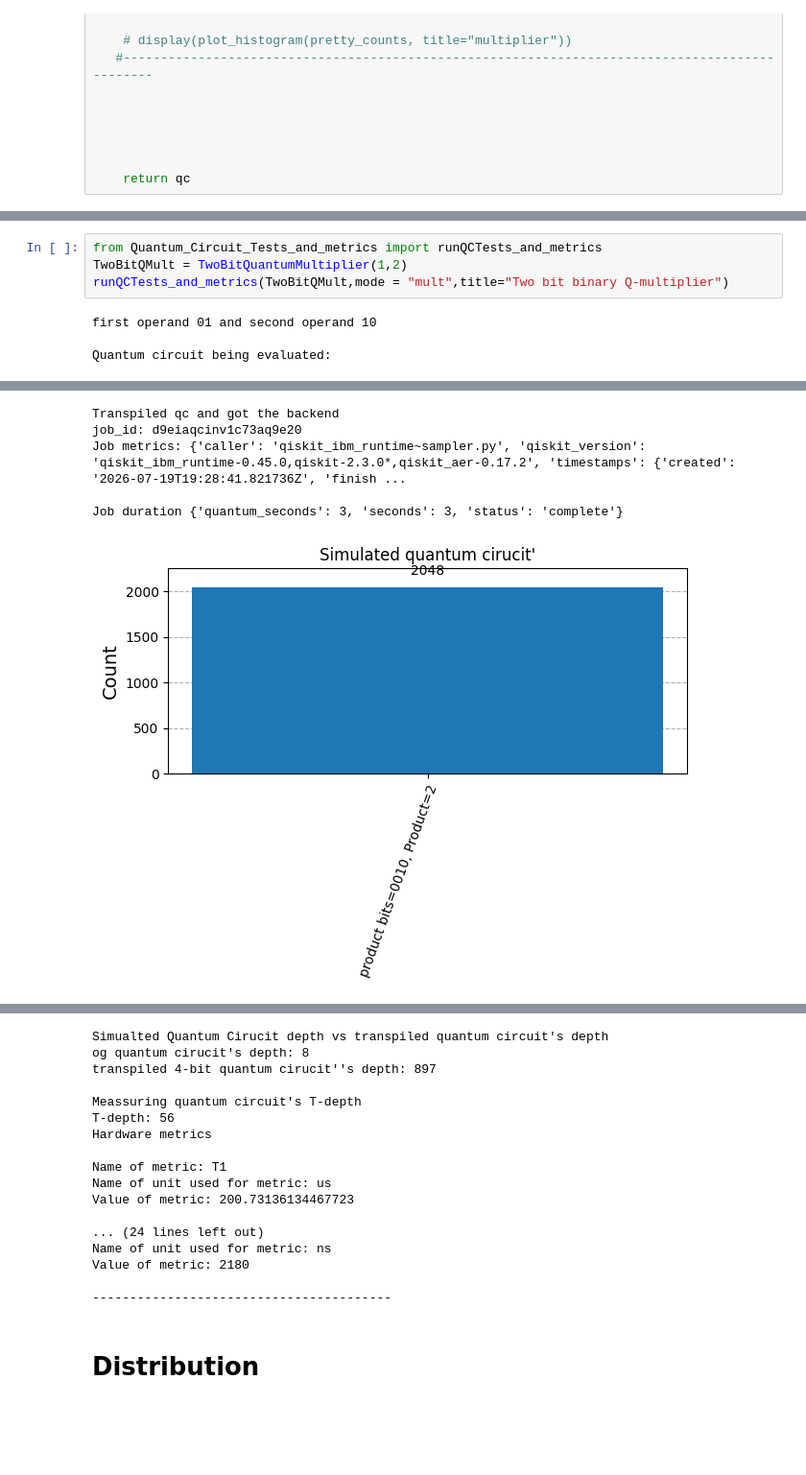
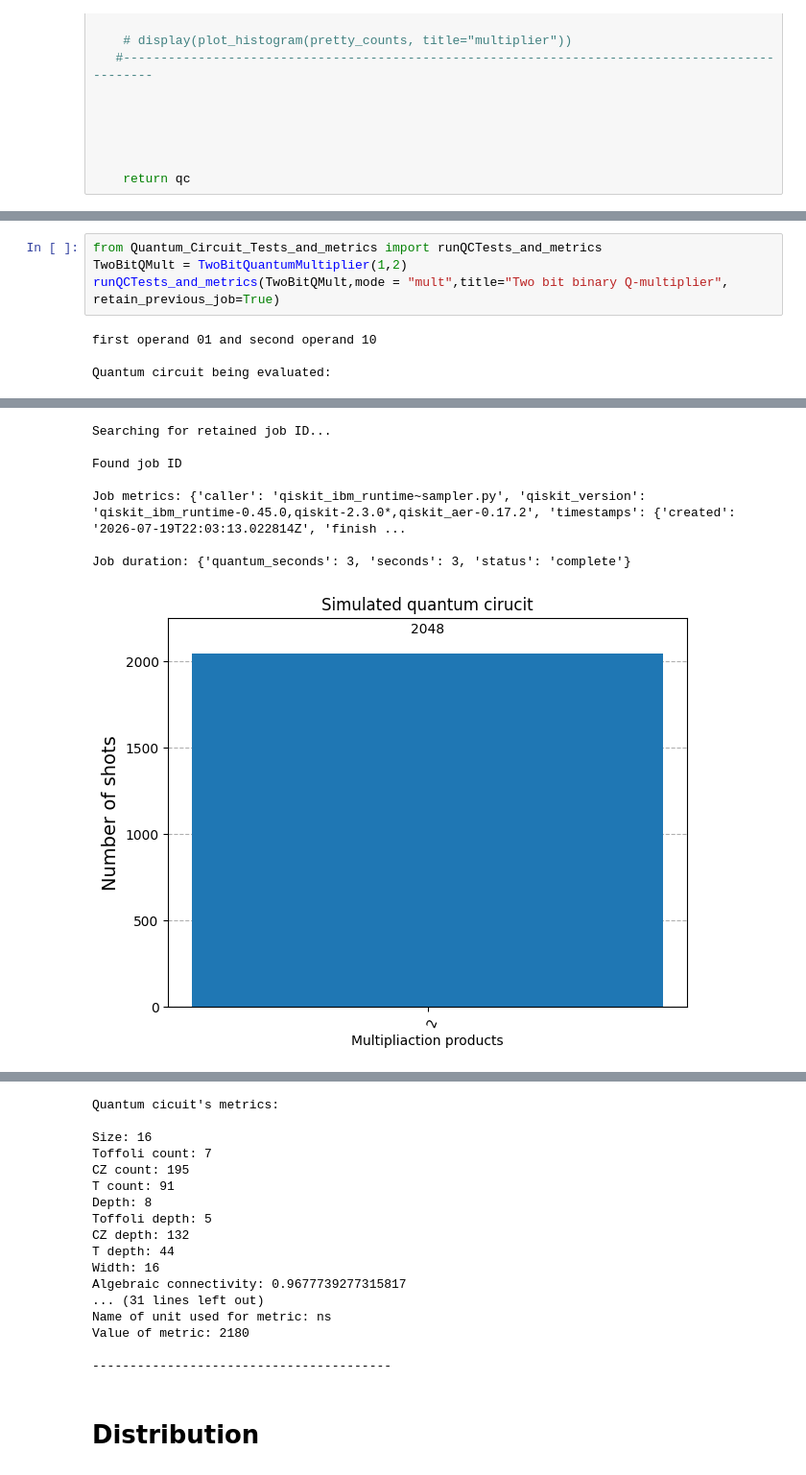
Before and after one commit to Chosen-Juan1/Quantum-computing-research, a Jupyter notebook: Quantum_Computing_Research_Tasks/Task_8_Arithmetic_Multiplier_circuit.ipynb, the cells around one changed output, grey strips where cells are left out. Shown at 96% size. Drawn from its saved outputs; the diff is of its cells as text; blank space fills up the shorter version.

```diff
--- a/Quantum_Computing_Research_Tasks/Task_8_Arithmetic_Multiplier_circuit.ipynb
+++ b/Quantum_Computing_Research_Tasks/Task_8_Arithmetic_Multiplier_circuit.ipynb
@@ -163,15 +165,17 @@ def TwoBitQuantumMultiplier(number1 = None, number2 = None):
 # %%
 from Quantum_Circuit_Tests_and_metrics import runQCTests_and_metrics
 TwoBitQMult = TwoBitQuantumMultiplier(1,2)
-runQCTests_and_metrics(TwoBitQMult,mode = "mult",title="Two bit binary Q-multiplier")
+runQCTests_and_metrics(TwoBitQMult,mode = "mult",title="Two bit binary Q-multiplier", retain_previous_job=True)
 # %% [output]
 first operand 01 and second operand 10
 
 Quantum circuit being evaluated:
 [figure]
-Transpiled qc and got the backend
-job_id: d9eiaqcinv1c73aq9e20
-Job metrics: {'caller': 'qiskit_ibm_runtime~sampler.py', 'qiskit_version': 'qiskit_ibm_runtime-0.45.0,qiskit-2.3.0*,qiskit_aer-0.17.2', 'timestamps': {'created': '2026-07-19T19:28:41.821736Z', 'finish ...
+Searching for retained job ID...
 
-Job duration {'quantum_seconds': 3, 'seconds': 3, 'status': 'complete'}
+Found job ID
+
+Job metrics: {'caller': 'qiskit_ibm_runtime~sampler.py', 'qiskit_version': 'qiskit_ibm_runtime-0.45.0,qiskit-2.3.0*,qiskit_aer-0.17.2', 'timestamps': {'created': '2026-07-19T22:03:13.022814Z', 'finish ...
+
+Job duration: {'quantum_seconds': 3, 'seconds': 3, 'status': 'complete'}
-[figure, old version]
+[figure, new version]
@@ -180,16 +184,16 @@ Job duration {'quantum_seconds': 3, 'seconds': 3, 'status': 'complete'}
-Simualted Quantum Cirucit depth vs transpiled quantum circuit's depth
-og quantum cirucit's depth: 8
-transpiled 4-bit quantum cirucit''s depth: 897
+Quantum cicuit's metrics:
 
-Meassuring quantum circuit's T-depth
-T-depth: 56
-Hardware metrics
-
-Name of metric: T1
-Name of unit used for metric: us
-Value of metric: 200.73136134467723
-
-... (24 lines left out)
+Size: 16
+Toffoli count: 7
+CZ count: 195
+T count: 91
+Depth: 8
+Toffoli depth: 5
+CZ depth: 132
+T depth: 44
+Width: 16
+Algebraic connectivity: 0.9677739277315817
+... (31 lines left out)
 Name of unit used for metric: ns
 Value of metric: 2180
 
```
Also changed, not shown: parts of 3 cells of this notebook, 8 other files.
